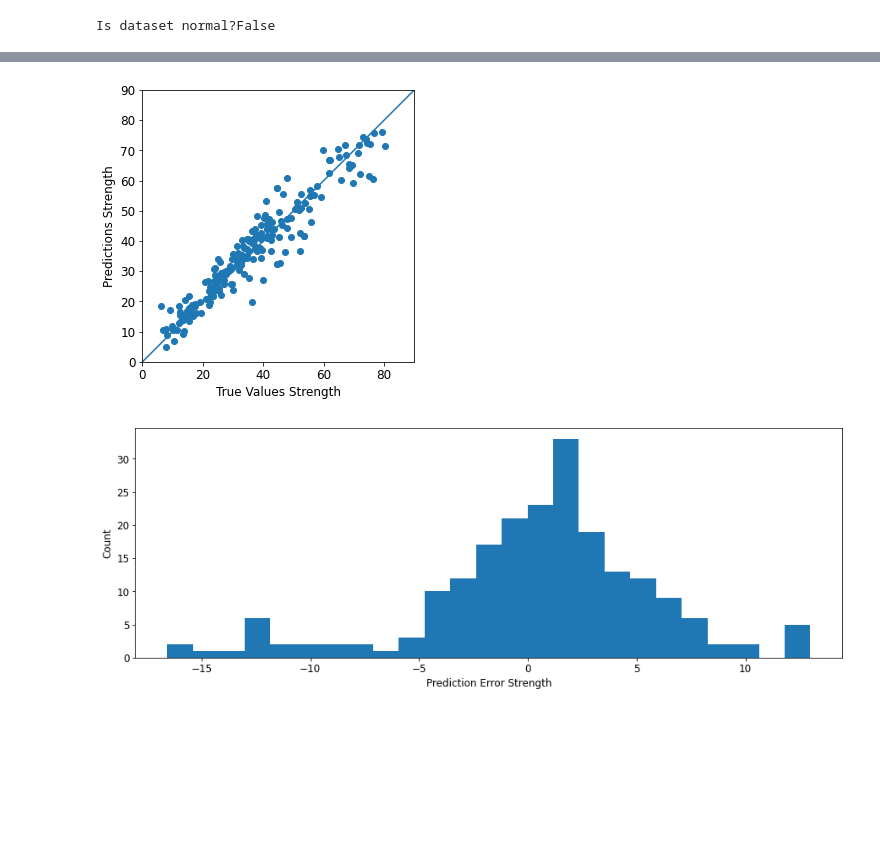
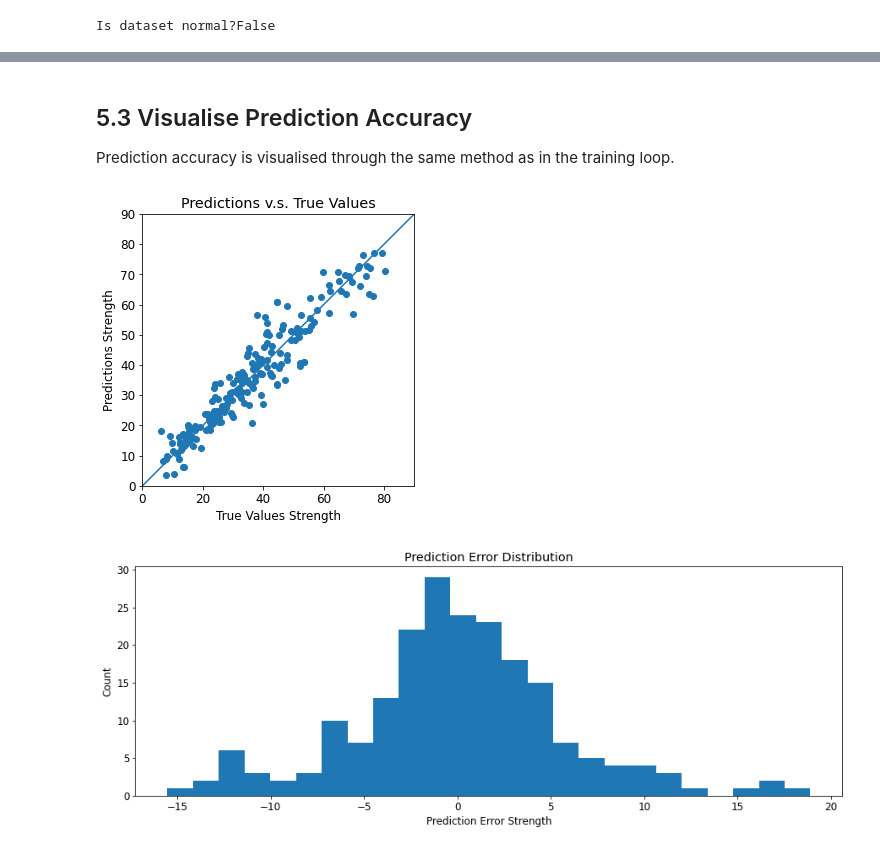
Before and after one commit to nottroll/MSA-2020---Project-1-AI-Advanced-Analytics, a Jupyter notebook: concrete-strength.ipynb, the cells around one changed output, grey strips where cells are left out. Drawn from its saved outputs; the diff is of its cells as text; code cells hidden in the pictures; blank space fills up the shorter version.

```diff
--- a/concrete-strength.ipynb
+++ b/concrete-strength.ipynb
@@ -584,27 +639,27 @@ model = keras.models.Sequential()
 
 # See above for model details
 model.add(keras.layers.Dense(units = 256, input_dim = 8, activation = 'tanh', kernel_regularizer=regularizers.l2(0.01)))
-layers.Dropout(0.5)
+layers.Dropout(0.4)
 model.add(keras.layers.Dense(units = 256, activation = 'tanh', kernel_regularizer=regularizers.l2(0.01)))
-layers.Dropout(0.5)
+layers.Dropout(0.4)
 model.add(keras.layers.Dense(units = 256, activation = 'tanh', kernel_regularizer=regularizers.l2(0.01)))
-layers.Dropout(0.5)
+layers.Dropout(0.4)
 model.add(keras.layers.Dense(units = 1, activation = None)) # activation = none is the same as linear activation
 
 # Compile model
-model.compile(loss = 'mse', optimizer = 'RMSprop', metrics = ['mae', 'mse'])
+model.compile(loss = 'mse', optimizer = 'RMSprop', metrics = ['mae', 'mse', 'mape'])
 
 # Print summary of network that is being trained
 print(model.summary(), '\n')
 
-early_stop = keras.callbacks.EarlyStopping(monitor='val_loss', patience=20)
-
+early_stop = keras.callbacks.EarlyStopping(monitor='val_loss', patience=20) # define early stop
 training_stats = model.fit(normed_train_data, train_labels, batch_size = 32, epochs = 512, validation_split = 0.2, verbose = 0, callbacks=[early_stop])
 
 hist = pd.DataFrame(training_stats.history)
 hist['epoch'] = training_stats.epoch
 print(hist.tail(), '\n')
 
+# Plot MSE
 plt.plot(training_stats.history['mse'])
 plt.plot(training_stats.history['val_mse'])
 plt.title('Training and Validation MSE versus Epochs')
@@ -613,7 +668,7 @@ plt.ylabel('MSE')
 plt.xlabel('Epoch')
 plt.legend(['Training MSE', 'Validation MSE'], loc='upper left')
 plt.show()
-
+# Plot MAE
 plt.plot(training_stats.history['mae'])
 plt.plot(training_stats.history['val_mae'])
 plt.title('Training and Validation MAE versus Epochs')
@@ -652,21 +710,28 @@ Testing set Mean Abs Error:  3.88 MPa
+# %% [markdown]
+## 5.3 Visualise Prediction Accuracy
+
+Prediction accuracy is visualised through the same method as in the training loop.
 # %%
-test_predictions = model.predict(normed_test_data).flatten()
-
+test_predictions = model.predict(normed_test_data).flatten() # Call model.predict() to see predictions
+# Plot predictions against true values
 a = plt.axes(aspect='equal')
 plt.scatter(test_labels, test_predictions)
 plt.xlabel('True Values Strength')
 plt.ylabel('Predictions Strength')
+plt.title('Predictions v.s. True Values')
 lims = [0, 90]
 plt.xlim(lims)
 plt.ylim(lims)
 _ = plt.plot(lims, lims)
 plt.show()
 
-error = test_predictions - test_labels
+# Plot histogram
+error = test_predictions - test_labels # error is calculated by subtracting prediction values from true values
 plt.hist(error, bins = 25)
+plt.title('Prediction Error Distribution')
 plt.xlabel("Prediction Error Strength")
 _ = plt.ylabel("Count")
 plt.show()
 # %% [output]
-[figure, old version]
+[figure, new version]
-[figure, old version]
+[figure, new version]
```
Also changed, not shown: parts of 57 cells of this notebook, 1 other file.
